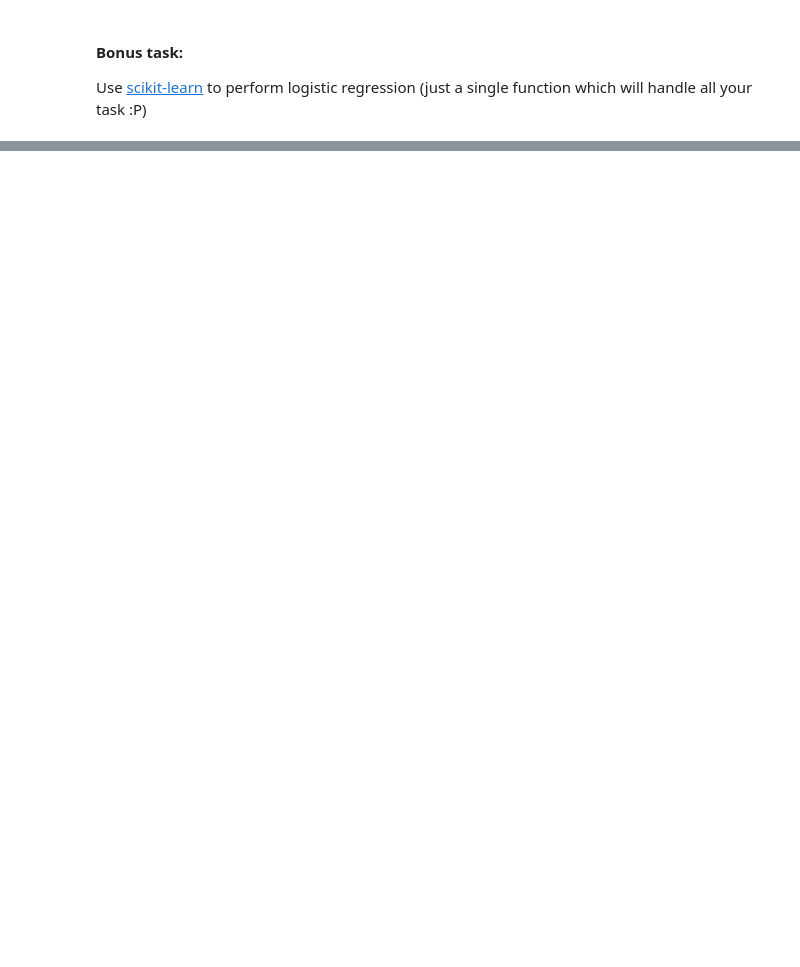
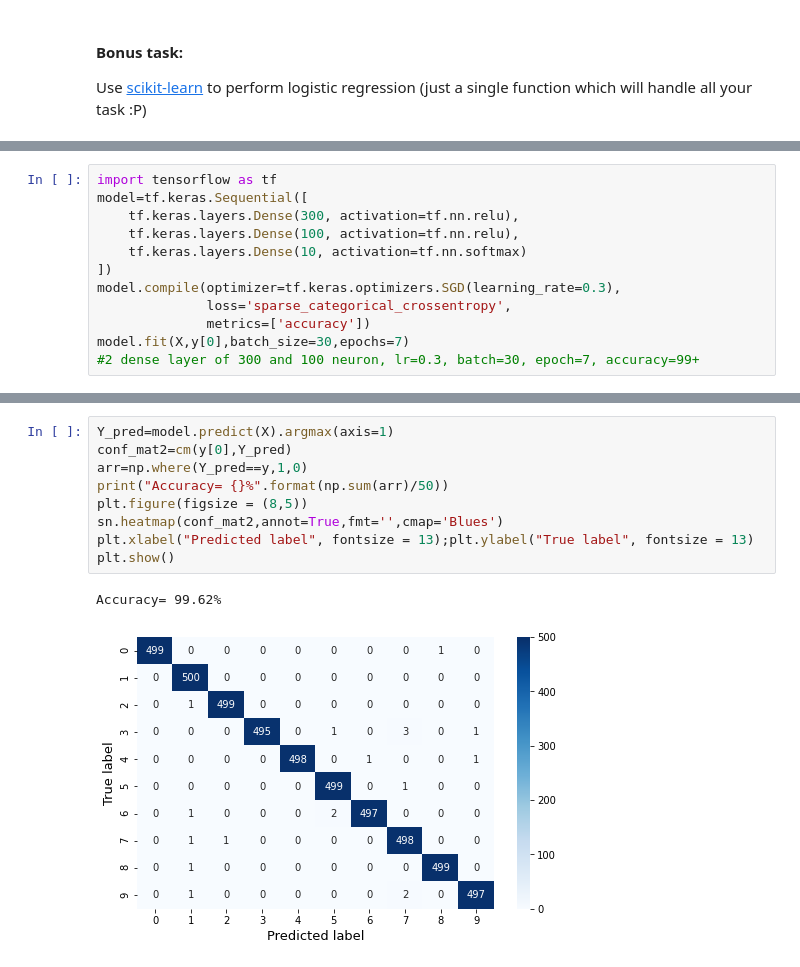
Before and after one commit to aka2910/hello-git, a Jupyter notebook: Assignment 3/Logistic Regression.ipynb, the cells around one changed output, grey strips where cells are left out. Saved outputs shown, nothing was run; the diff lists cells and outputs as text; blank space fills up the shorter version.

```diff
--- a/Assignment 3/Logistic Regression.ipynb
+++ b/Assignment 3/Logistic Regression.ipynb
@@ -164,0 +157,12 @@ Accuracy= 94.38%
+# %%
+import tensorflow as tf
+model=tf.keras.Sequential([
+    tf.keras.layers.Dense(300, activation=tf.nn.relu),
+    tf.keras.layers.Dense(100, activation=tf.nn.relu),
+    tf.keras.layers.Dense(10, activation=tf.nn.softmax)
+])
+model.compile(optimizer=tf.keras.optimizers.SGD(learning_rate=0.3),
+              loss='sparse_categorical_crossentropy',
+              metrics=['accuracy'])
+model.fit(X,y[0],batch_size=30,epochs=7)
+#2 dense layer of 300 and 100 neuron, lr=0.3, batch=30, epoch=7, accuracy=99+
@@ -164,0 +190,12 @@ Accuracy= 94.38%
+# %%
+Y_pred=model.predict(X).argmax(axis=1)
+conf_mat2=cm(y[0],Y_pred)
+arr=np.where(Y_pred==y,1,0)
+print("Accuracy= {}%".format(np.sum(arr)/50))
+plt.figure(figsize = (8,5))
+sn.heatmap(conf_mat2,annot=True,fmt='',cmap='Blues')
+plt.xlabel("Predicted label", fontsize = 13);plt.ylabel("True label", fontsize = 13)
+plt.show()
+# %% [output]
+Accuracy= 99.62%
+[figure, added]
```
Also changed, not shown: parts of 9 cells of this notebook.
